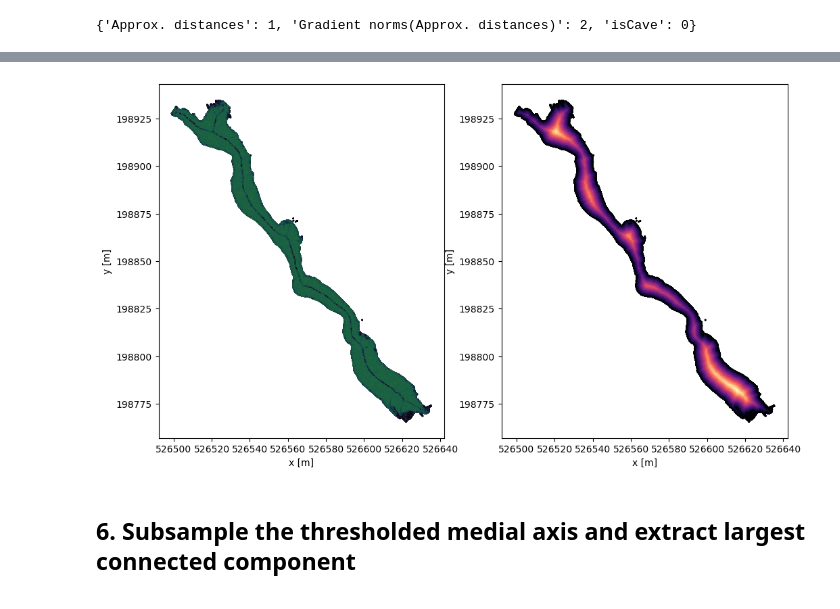
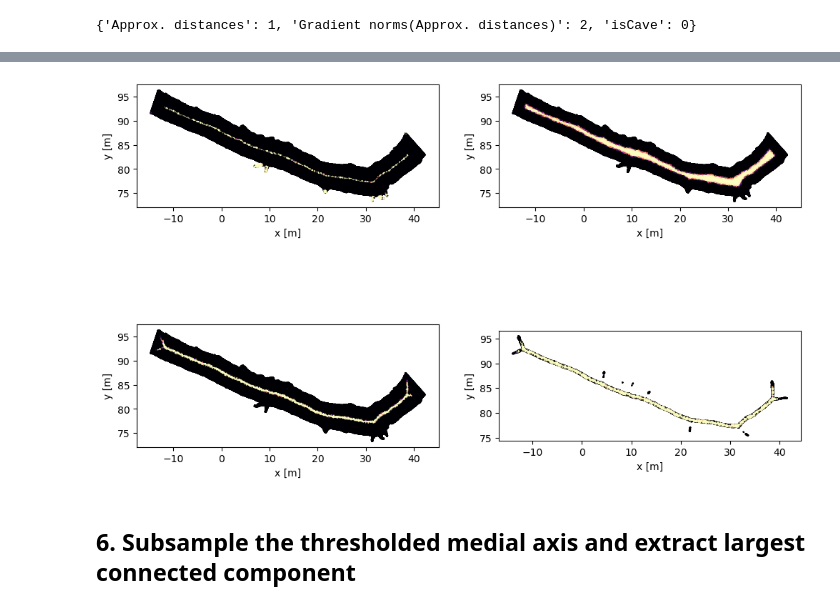
Before and after one commit to ERC-Karst/from_pointcloud_to_mesh, a Jupyter notebook: python/notebooks/02_ExtractCentreLine.ipynb, the cells around one changed output, grey strips where cells are left out. Saved outputs shown, nothing was run; the diff lists cells and outputs as text; code cells hidden in the pictures.

```diff
--- a/python/notebooks/02_ExtractCentreLine.ipynb
+++ b/python/notebooks/02_ExtractCentreLine.ipynb
@@ -51,14 +28,9 @@ p
 # %% [markdown]
 ## 1. Read the point cloud dataset and project it onto a horizontal plane with zero altitude
 # %%
-# define the file path, root should point to the home cave directory.
-root = "../../real_data/01_VersChezLeBrandt/"
-RAW_CLOUD_FILEPATH = os.path.join(root, p["paths"]["subsampledCut2DOutCloudName"])
 
-GLOBAL_SHIFT = np.array(p["alignment"]["globalShift"])
-
-print(RAW_CLOUD_FILEPATH)
-
+RAW_CLOUD_FILEPATH = "../../real_data/3e_Galerie_subsampled.ply"
+GLOBAL_SHIFT = [-537800, -195100, 0]
 # load the point cloud to memory but because it is georeferenced the x and y coordinates are very large.
 # so we subtract the global shift determined in the processing parameters.
 pcCave = cc.loadPointCloud(RAW_CLOUD_FILEPATH, cc.CC_SHIFT_MODE.XYZ, 0, *GLOBAL_SHIFT)
@@ -208,6 +181,6 @@ print(pcIsCave.getScalarFieldDic())
 # %%
 gradient = pcIsCave.getScalarField(2).toNpArrayCopy()
-distance = squish(pcIsCave.getScalarField(1).toNpArrayCopy(),2, 5)
+distance = pcIsCave.getScalarField(1).toNpArrayCopy()
 # %%
 # threshold the gradient scalar field by quantile
 q = 0.5
@@ -223,0 +205,10 @@ def squish(x, d, k):
+# %%
+intersection = squish(gradient, 0.4, 100) * (1 - squish(distance, 1, 5))
+
+
+xi = np.linspace(0, 1)
+fig, ax = plt.subplots()
+ax.hist(intersection, bins = 100, density = True)
+ax2 = ax.twinx()
+
+ax2.plot(xi, squish(xi, 0.9, 50), color = "C1")
@@ -224,19 +218,17 @@ def squish(x, d, k):
 # %%
-fig, (ax1,ax2) = plt.subplots(1, 2, figsize = (12, 8))
+fig, ((ax1,ax2), (ax3, ax4)) = plt.subplots(2, 2, figsize = (12, 8))
 
 
-dense_cave_gradient  = pcIsCave.getScalarField(2).toNpArrayCopy()
-distance =  pcIsCave.getScalarField(1).toNpArrayCopy()
+ax1.scatter(coords[:,0], coords[:,1], s = 0.2, zorder = -100, c = squish(gradient, 0.2, 100), cmap = "magma")
+ax2.scatter(coords[:,0], coords[:,1], s = 0.2, zorder = -100, c = 1 - squish(distance, 2, 10), cmap = "magma")
+ax3.scatter(coords[:,0], coords[:,1], s = 0.2, zorder = -100, c = intersection, cmap = "magma")
+ax4.scatter(coords[:,0], coords[:,1], s = 0.2, zorder = -100, c = 1 - squish(intersection, 0.9, 50), cmap = "magma")
 
-
-ax1.scatter(dense_cave[:,0], dense_cave[:,1], s = 0.2, zorder = -100, c = dense_cave_gradient, cmap = "cubehelix")
-ax2.scatter(dense_cave[:,0], dense_cave[:,1], s = 0.2, zorder = -100, c = distance, cmap = "magma")
-
-for ax in (ax1, ax2):
+for ax in (ax1, ax2, ax3, ax4):
     ax.set_aspect("equal")
     ax.set_xlabel("x [m]")
     ax.set_ylabel("y [m]")
 
 plt.show()
 # %% [output]
-[figure, old version]
+[figure, new version]
```
Also changed, not shown: parts of 31 cells of this notebook, 8 other files.
